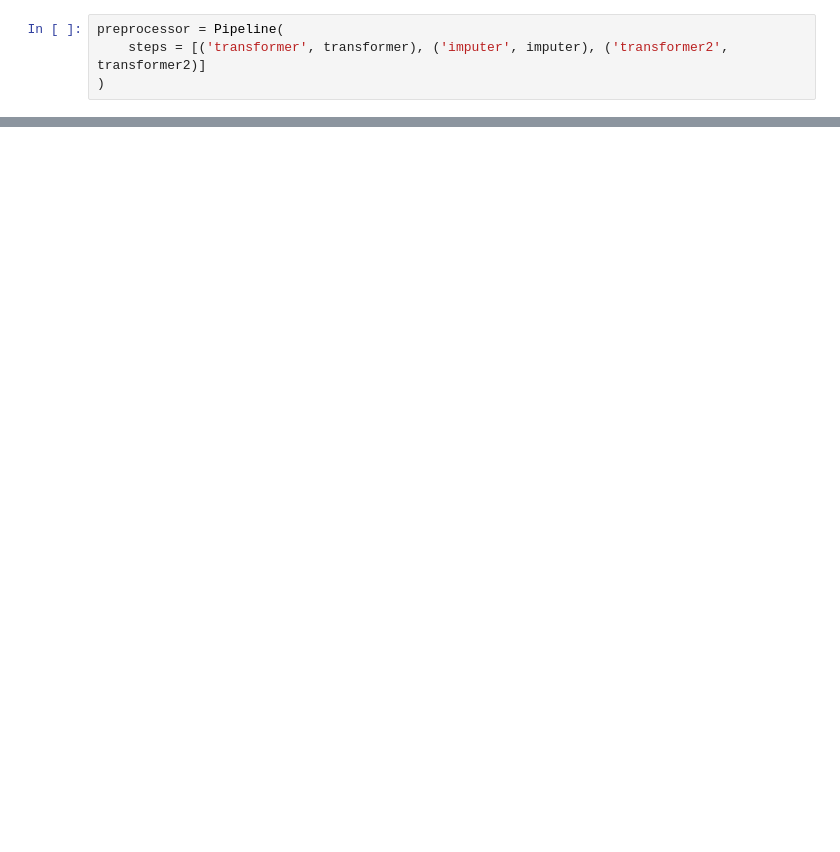
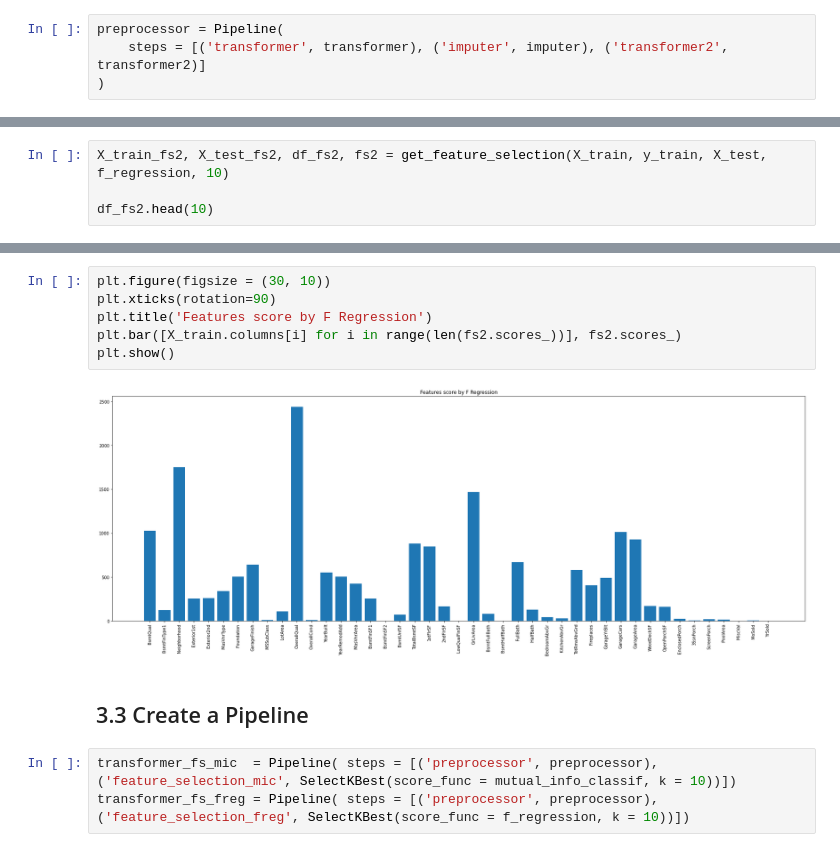
Before and after one commit to Vinicius-Luiz/machine_learning_regression_house_prices, a Jupyter notebook: house-prices-vlsf2.ipynb, the cells around one changed output, grey strips where cells are left out. Drawn from its saved outputs; the diff is of its cells as text; blank space fills up the shorter version.

```diff
--- a/house-prices-vlsf2.ipynb
+++ b/house-prices-vlsf2.ipynb
@@ -375,0 +423,4 @@ X_test.head()
+# %%
+X_train_fs2, X_test_fs2, df_fs2, fs2 = get_feature_selection(X_train, y_train, X_test, f_regression, 10)
+
+df_fs2.head(10)
@@ -375,0 +439,13 @@ X_test.head()
+# %%
+plt.figure(figsize = (30, 10))
+plt.xticks(rotation=90)
+plt.title('Features score by F Regression')
+plt.bar([X_train.columns[i] for i in range(len(fs2.scores_))], fs2.scores_)
+plt.show()
+# %% [output]
+[figure, added]
+# %% [markdown]
+## 3.3 Create a Pipeline
+# %%
+transformer_fs_mic  = Pipeline( steps = [('preprocessor', preprocessor), ('feature_selection_mic', SelectKBest(score_func = mutual_info_classif, k = 10))])
+transformer_fs_freg = Pipeline( steps = [('preprocessor', preprocessor), ('feature_selection_freg', SelectKBest(score_func = f_regression, k = 10))])
```
Also changed, not shown: parts of 26 cells of this notebook.
